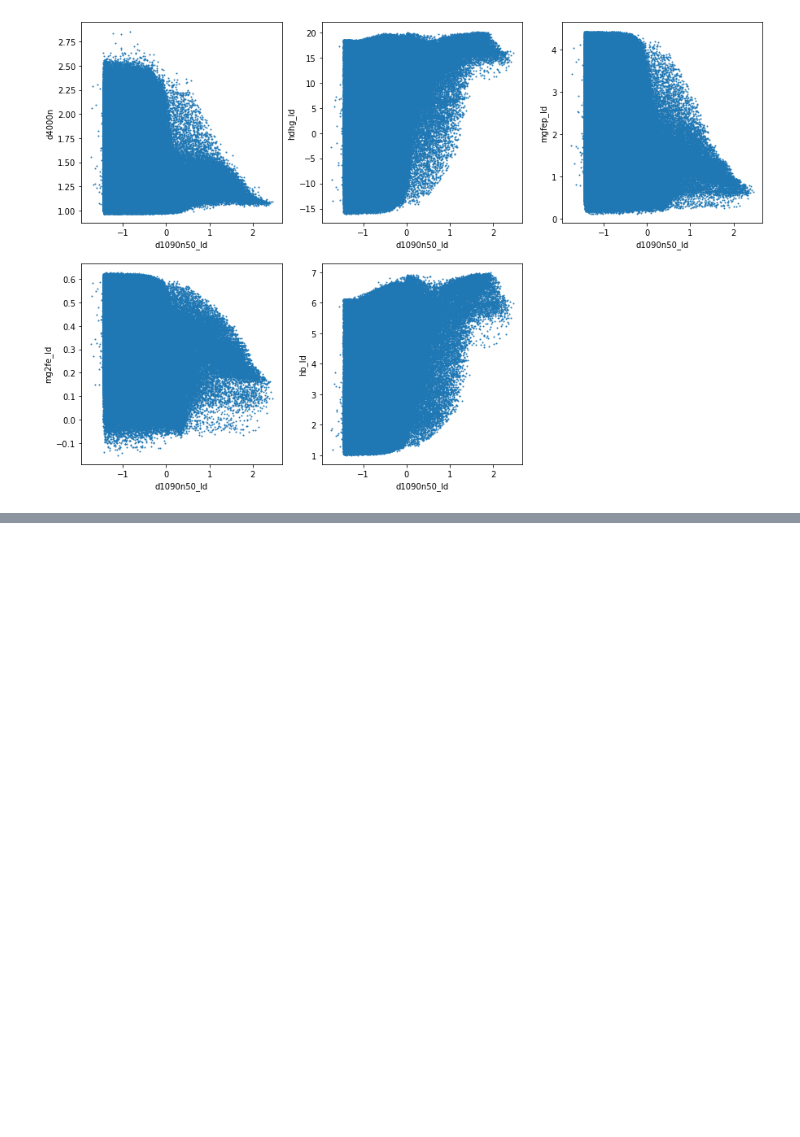
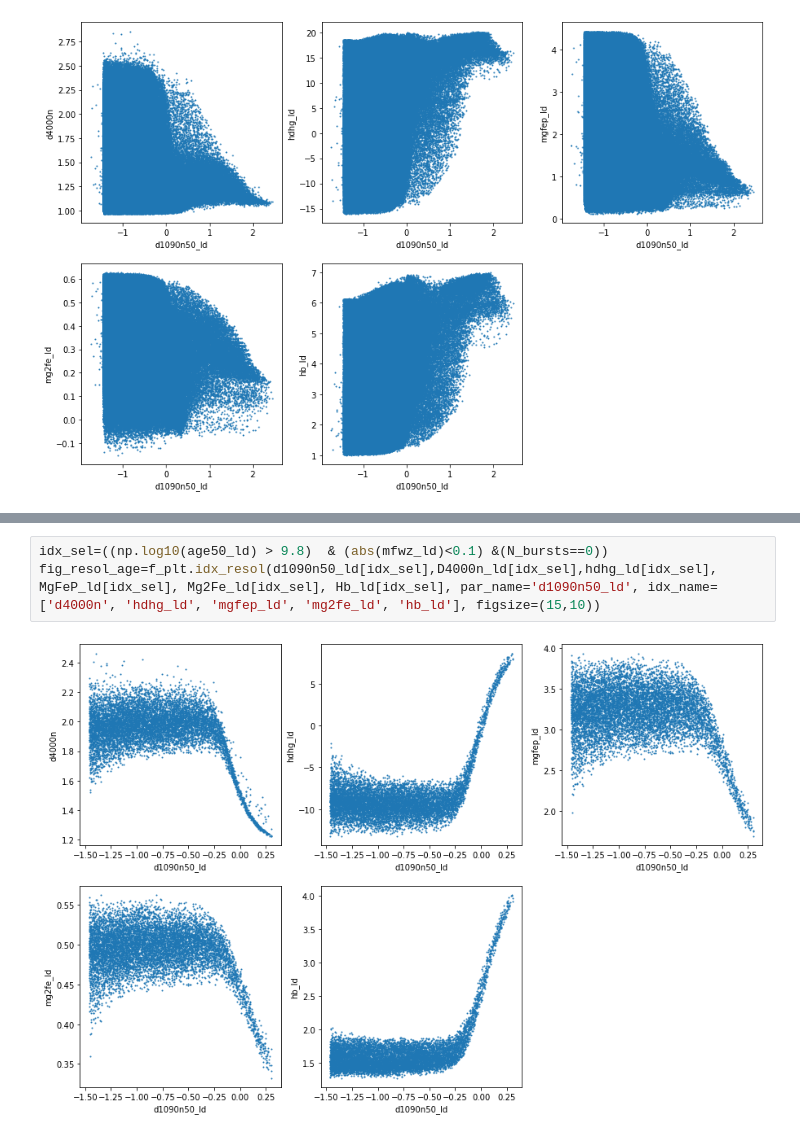
Before and after one commit to edoardorossi3/TESIedo_git, a Jupyter notebook: tesi_py/opt_lib.ipynb, the cells around one changed output, grey strips where cells are left out. Cells and saved outputs as stored; diff of their text form; blank space fills up the shorter version.

```diff
--- a/tesi_py/opt_lib.ipynb
+++ b/tesi_py/opt_lib.ipynb
@@ -279,0 +151,5 @@ Text(0, 0.5, 'chi_q_mag')
+# %%
+idx_sel=((np.log10(age50_ld) > 9.8)  & (abs(mfwz_ld)<0.1) &(N_bursts==0))
+fig_resol_age=f_plt.idx_resol(d1090n50_ld[idx_sel],D4000n_ld[idx_sel],hdhg_ld[idx_sel], MgFeP_ld[idx_sel], Mg2Fe_ld[idx_sel], Hb_ld[idx_sel], par_name='d1090n50_ld', idx_name=['d4000n', 'hdhg_ld', 'mgfep_ld', 'mg2fe_ld', 'hb_ld'], figsize=(15,10))
+# %% [output]
+[figure, added]
```
Also changed, not shown: parts of 36 cells of this notebook, 3 other files.
